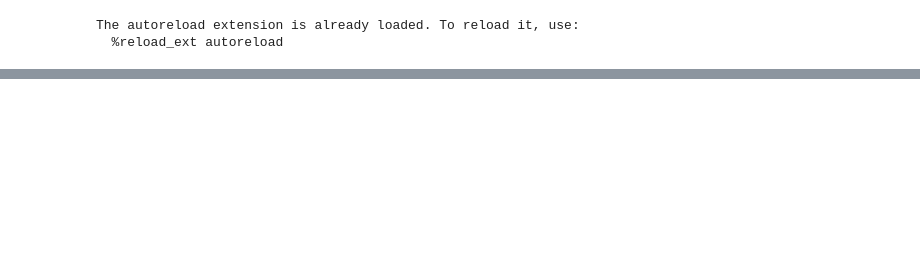
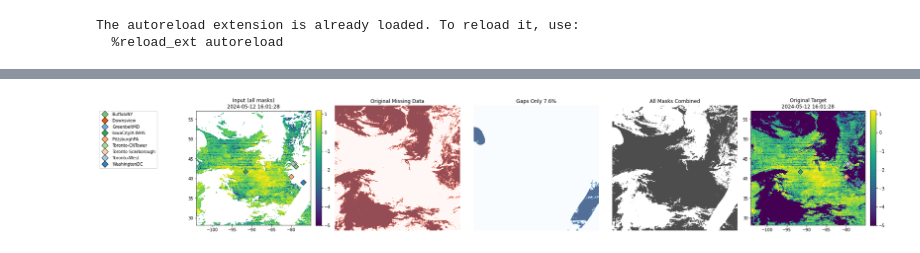
Before and after one commit to sscott108/tempo_inpaint, a Jupyter notebook: dev_notebooks/2d_pconvunet_fake.ipynb, the cells around one changed output, grey strips where cells are left out. Cells and saved outputs as stored; diff of their text form; code cells hidden in the pictures; blank space fills up the shorter version.

```diff
--- a/dev_notebooks/2d_pconvunet_fake.ipynb
+++ b/dev_notebooks/2d_pconvunet_fake.ipynb
@@ -57,13 +55,13 @@ import numpy as np
 from torch.utils.data import DataLoader,Dataset
 import torch
 from tqdm import tqdm
-
+import csv
 from src.models import PConvUNet2D
 from src.data import TempoInpaintDataset, Normalizer, load_classification_pickle
 from src.losses import calculate_metrics, warmup_loss
-from src.utils import visualize_batch, _add_shape
+from src.utils import visualize_batch, _add_shape,load_shapefile_segments_pyshp, generate_realistic_gaps_simple
 # save_classification_pickle(complete, partial, blank, output_file="file_classification_nop.pkl")
-complete, partial, blank = load_classification_pickle()
+complete, partial, blank = load_classification_pickle(input_file='/work/srs108/pconv2d/file_classification_nop.pkl')
 train_files, val_files = train_test_split(complete, test_size=0.2, random_state=42)
 tif_dir = '/work/srs108/bigs'
 
@@ -73,10 +71,15 @@ normalizer = Normalizer(clip_z=5.0)
 normalizer.im_mu = float(z["im_mu"]); normalizer.im_sigma = float(z["im_sigma"])
 shp_path="/hpc/home/srs108/TEMPO/cus/cb_2018_us_state_500k.shp"
 
+pandora_df = pd.read_csv("/hpc/home/srs108/TEMPO/pandora_filtered_data.csv", header =0)
+pandora_df["datetime"] = pd.to_datetime(pandora_df["datetime"], errors="coerce")
+
 # train_ds = TempoInpaintDataset(tif_dir=tif_dir,normalizer=normalizer, train=True, file_list=train_files)
 # val_ds = TempoInpaintDataset(tif_dir=tif_dir, normalizer=normalizer,train=False,file_list=val_files)
 # train_loader = DataLoader(train_ds, batch_size=4, shuffle=True)
 # val_loader = DataLoader(val_ds, batch_size=4, shuffle=False)
+
+# train_ds.sample_vis(train=True)
 # %% [output]
 The autoreload extension is already loaded. To reload it, use:
   %reload_ext autoreload
@@ -503,0 +869,6 @@ Gap percentage of known data: 19.9%
+# %%
+train_ds = TempoInpaintDataset(tif_dir=tif_dir,normalizer=normalizer, train=True, file_list=train_files, pandora_csv=pandora_df)
+
+train_ds.sample_vis(train=True)
+# %% [output]
+[figure, added]
```
Also changed, not shown: parts of 7 cells of this notebook, 8 other files.
